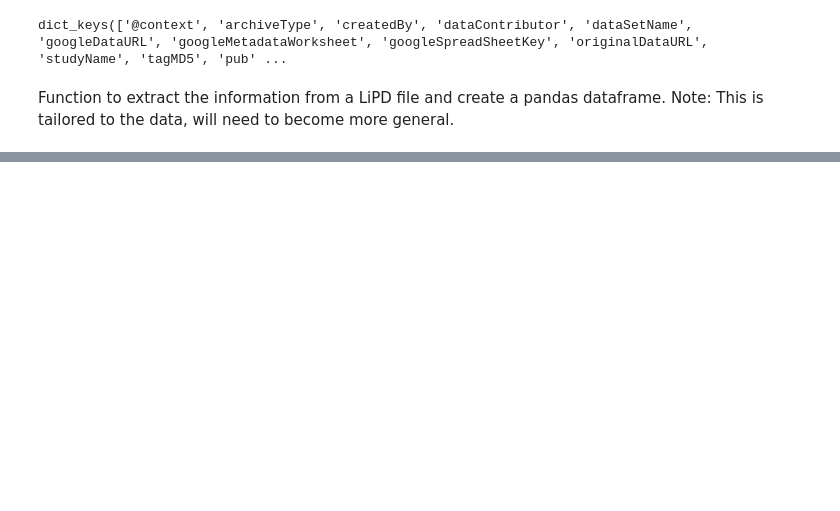
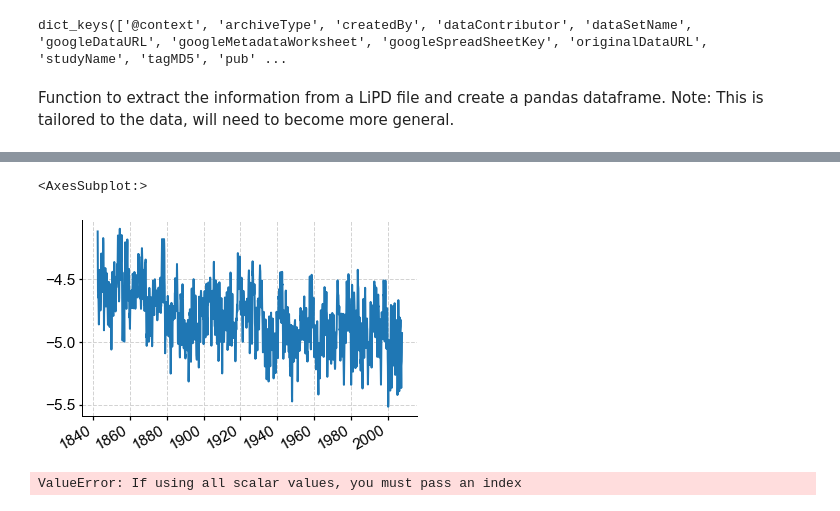
Before and after one commit to LinkedEarth/pylipd, a Jupyter notebook: Class proposal.ipynb, the cells around one changed output, grey strips where cells are left out. Drawn from its saved outputs; the diff is of its cells as text; code cells hidden in the pictures; blank space fills up the shorter version.

```diff
--- a/Class proposal.ipynb
+++ b/Class proposal.ipynb
@@ -47,8 +71,12 @@ for item in paleoData.keys():
             date_time.append(parser.parse(pyasl.decimalYearGregorianDate(item,"yyyy-mm-dd")))
         dti = pd.to_datetime(date_time)
 #create Series
-series_dict = OrderedDict()
-series_dict[d['dataSetName']] = OrderedDict() #handle multiple Lipd files into one object
-for idx,item in enumerate(headers):
-    series_dict[d['dataSetName']][item] = pd.Series(val[idx],dti)
+#series_dict = OrderedDict()
+#series_dict[d['dataSetName']] = OrderedDict() #handle multiple Lipd files into one object
+#for idx,item in enumerate(headers):
+#    series_dict[d['dataSetName']][item] = pd.Series(val[idx],dti)
+sl=[]
+for idx, item in enumerate(headers):
+    sl.append(pd.Series(val[idx],dti))
+df = pd.DataFrame({'d18O':sl[0],'d13C':sl[1]})
 # %%
@@ -82,0 +118,9 @@ class Lipd():
+# %%
+sl[0].plot()
+# %% [output]
+<AxesSubplot:>
+[figure, added]
+# %%
+df2 = pd.DataFrame({'example':np.array([[2,3,4],[4,5,6]])})
+# %% [output]
+ValueError: If using all scalar values, you must pass an index
```
Also changed, not shown: parts of 8 cells of this notebook.
